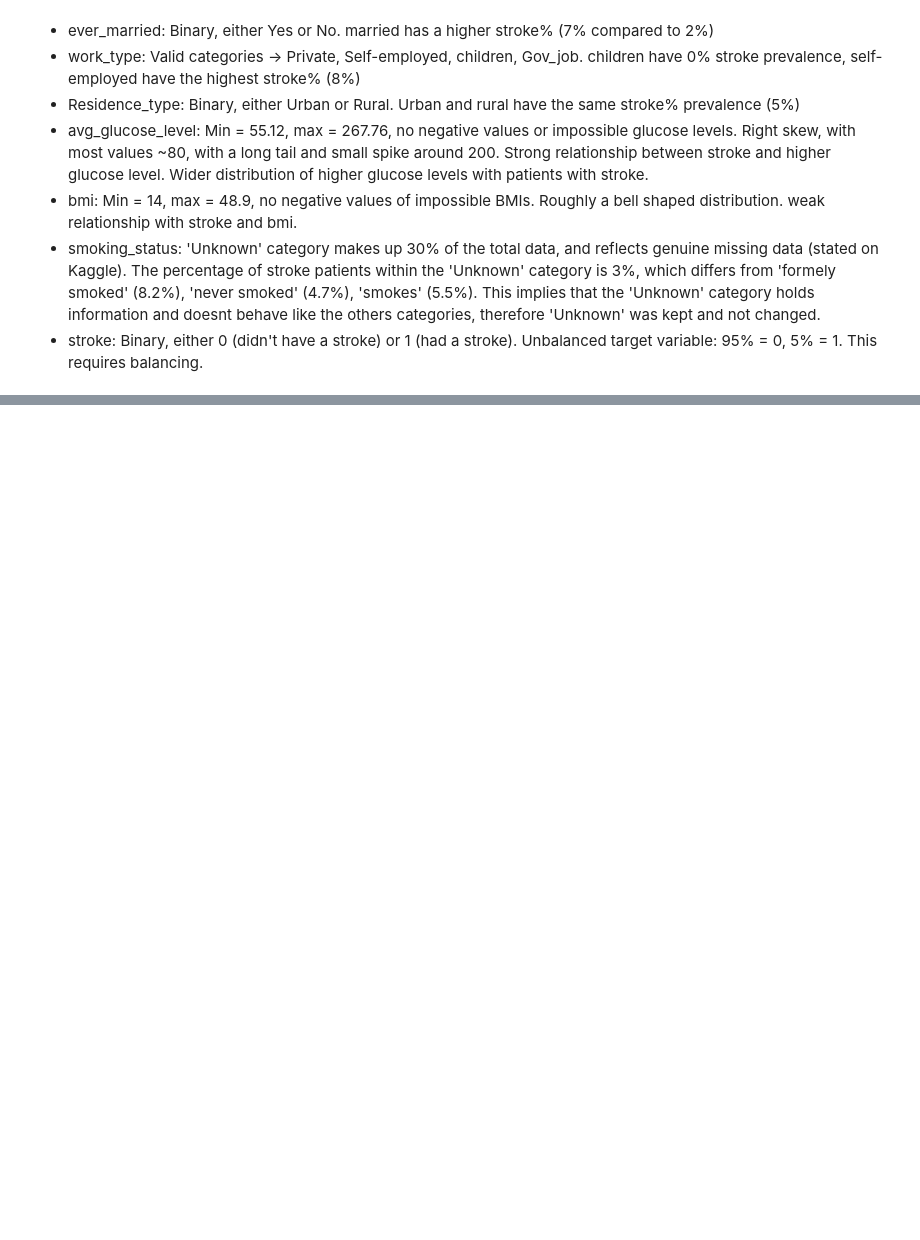
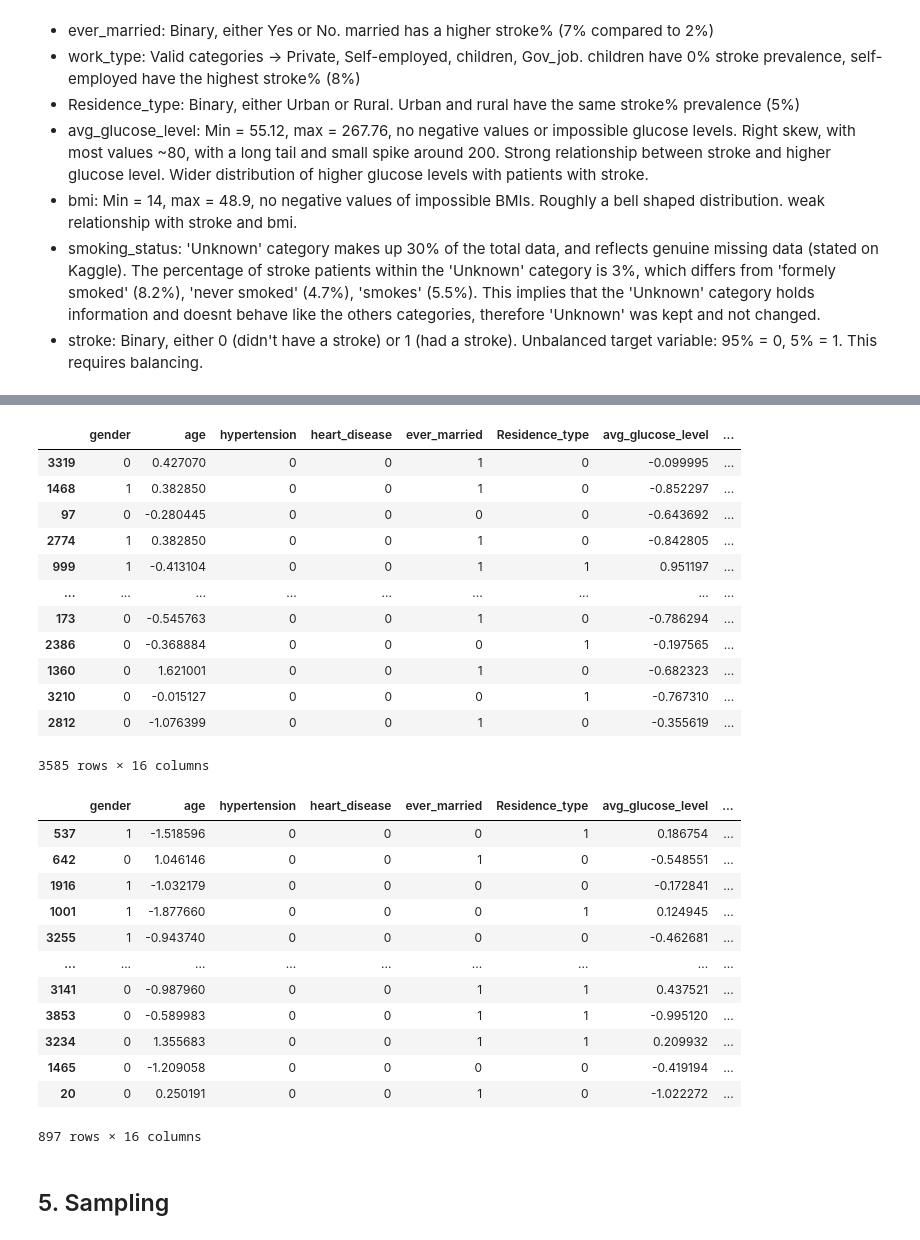
Before and after one commit to tomwillhughes/ML_project, a Jupyter notebook: Notebooks/Brain_Stroke_Prediction.ipynb, the cells around one changed output, grey strips where cells are left out. Saved outputs shown, nothing was run; the diff lists cells and outputs as text; code cells hidden in the pictures; blank space fills up the shorter version.

Commit message:
Brain Stroke data: split features, encoding, standardisation

```diff
--- a/Notebooks/Brain_Stroke_Prediction.ipynb
+++ b/Notebooks/Brain_Stroke_Prediction.ipynb
@@ -374,0 +400,24 @@ for each column:
+# %%
+# splitting into X (all columns except stroke) and Y (stroke column)
+X = df.drop(columns="stroke")
+y = df["stroke"]
+
+# splitting data into train/test
+X_train, X_test, y_train, y_test = train_test_split(
+    X,
+    y,
+    test_size=0.20,    # picks 20%
+    random_state=42,   # shuffles data randomly
+    stratify=y,        # stratify ensures that the train and test sets have the same proportion of classes as the original dataset
+)
+
+print("Training features:", X_train.shape)
+print("Test features:", X_test.shape)
+print("Training target:", y_train.shape)
+print("Test target:", y_test.shape)
+
+print("\nClass balance in training data:")
+print(y_train.value_counts(normalize=True).round(2))
+
+print("\nClass balance in test data:")
+print(Y_test.value_counts(normalize=True).round(2))
@@ -374,0 +506,15 @@ for each column:
+# %%
+# collect numerical columns which require standardisation
+numerical_cols = ["age", "avg_glucose_level", "bmi"]
+
+scaler = StandardScaler()
+
+# fit AND trasform training data first. This 'fit' learns the stats for training data
+X_train[numerical_cols] = scaler.fit_transform(
+    X_train[numerical_cols]
+)
+
+# ONLY transform test data (using 'fit' stats from training)
+X_test[numerical_cols] = scaler.transform(
+    X_test[numerical_cols]
+)
@@ -374,0 +534,33 @@ for each column:
+# %%
+# checks
+display(X_train)
+display(X_test)
+# %% [output]
+|  | gender | age | hypertension | heart_disease | ever_married | Residence_type | avg_glucose_level | ... |
+| 3319 | 0 | 0.427070 | 0 | 0 | 1 | 0 | -0.099995 | ... |
+| 1468 | 1 | 0.382850 | 0 | 0 | 1 | 0 | -0.852297 | ... |
+| 97 | 0 | -0.280445 | 0 | 0 | 0 | 0 | -0.643692 | ... |
+| 2774 | 1 | 0.382850 | 0 | 0 | 1 | 0 | -0.842805 | ... |
+| 999 | 1 | -0.413104 | 0 | 0 | 1 | 1 | 0.951197 | ... |
+| ... | ... | ... | ... | ... | ... | ... | ... | ... |
+| 173 | 0 | -0.545763 | 0 | 0 | 1 | 0 | -0.786294 | ... |
+| 2386 | 0 | -0.368884 | 0 | 0 | 0 | 1 | -0.197565 | ... |
+| 1360 | 0 | 1.621001 | 0 | 0 | 1 | 0 | -0.682323 | ... |
+| 3210 | 0 | -0.015127 | 0 | 0 | 0 | 1 | -0.767310 | ... |
+| 2812 | 0 | -1.076399 | 0 | 0 | 1 | 0 | -0.355619 | ... |
+3585 rows × 16 columns
+|  | gender | age | hypertension | heart_disease | ever_married | Residence_type | avg_glucose_level | ... |
+| 537 | 1 | -1.518596 | 0 | 0 | 0 | 1 | 0.186754 | ... |
+| 642 | 0 | 1.046146 | 0 | 0 | 1 | 0 | -0.548551 | ... |
+| 1916 | 1 | -1.032179 | 0 | 0 | 0 | 0 | -0.172841 | ... |
+| 1001 | 1 | -1.877660 | 0 | 0 | 0 | 1 | 0.124945 | ... |
+| 3255 | 1 | -0.943740 | 0 | 0 | 0 | 0 | -0.462681 | ... |
+| ... | ... | ... | ... | ... | ... | ... | ... | ... |
+| 3141 | 0 | -0.987960 | 0 | 0 | 1 | 1 | 0.437521 | ... |
+| 3853 | 0 | -0.589983 | 0 | 0 | 1 | 1 | -0.995120 | ... |
+| 3234 | 0 | 1.355683 | 0 | 0 | 1 | 1 | 0.209932 | ... |
+| 1465 | 0 | -1.209058 | 0 | 0 | 0 | 0 | -0.419194 | ... |
+| 20 | 0 | 0.250191 | 0 | 0 | 1 | 0 | -1.022272 | ... |
+897 rows × 16 columns
+# %% [markdown]
+## 5. Sampling
```
Also changed, not shown: parts of 9 cells of this notebook.
